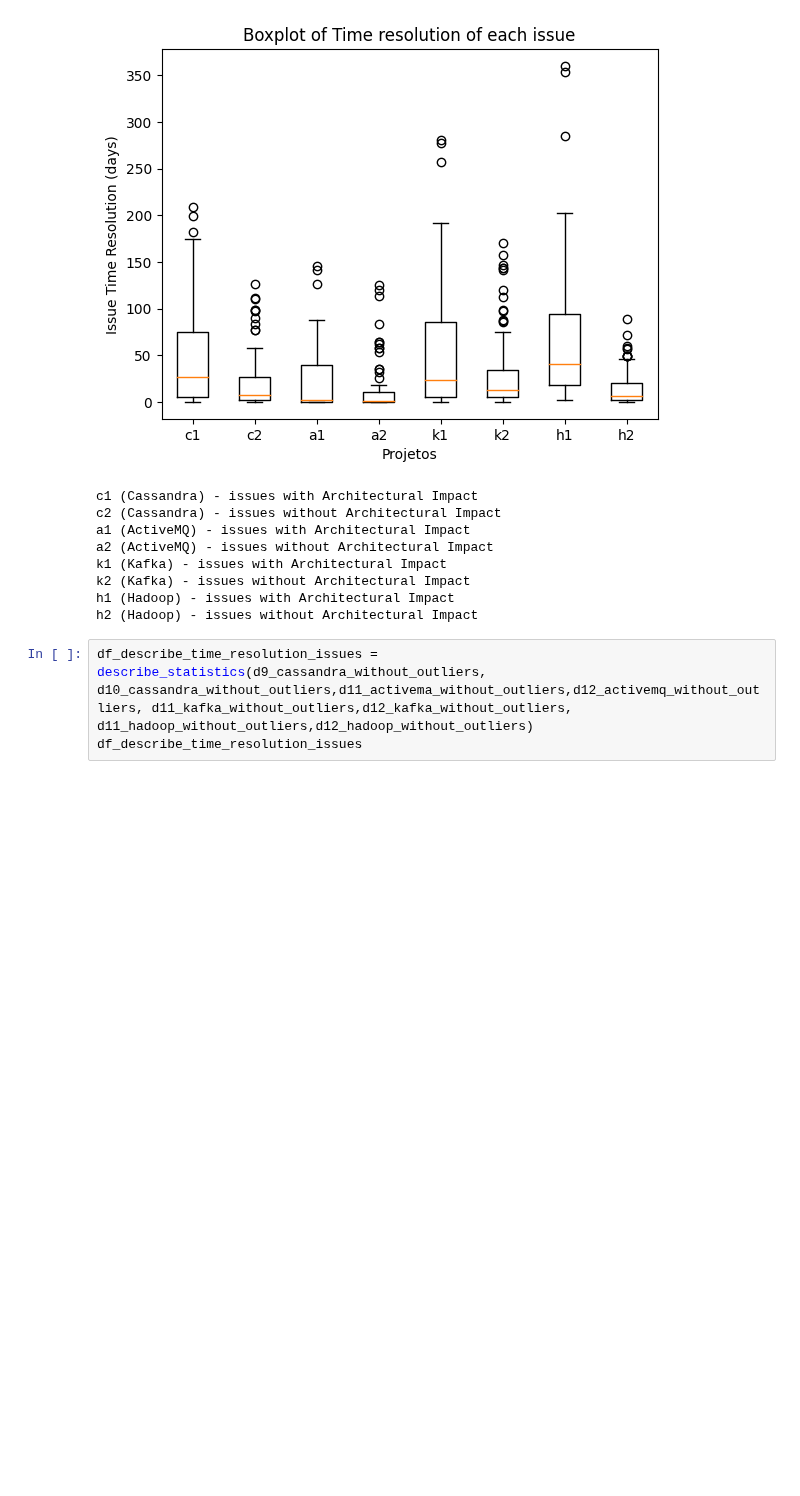
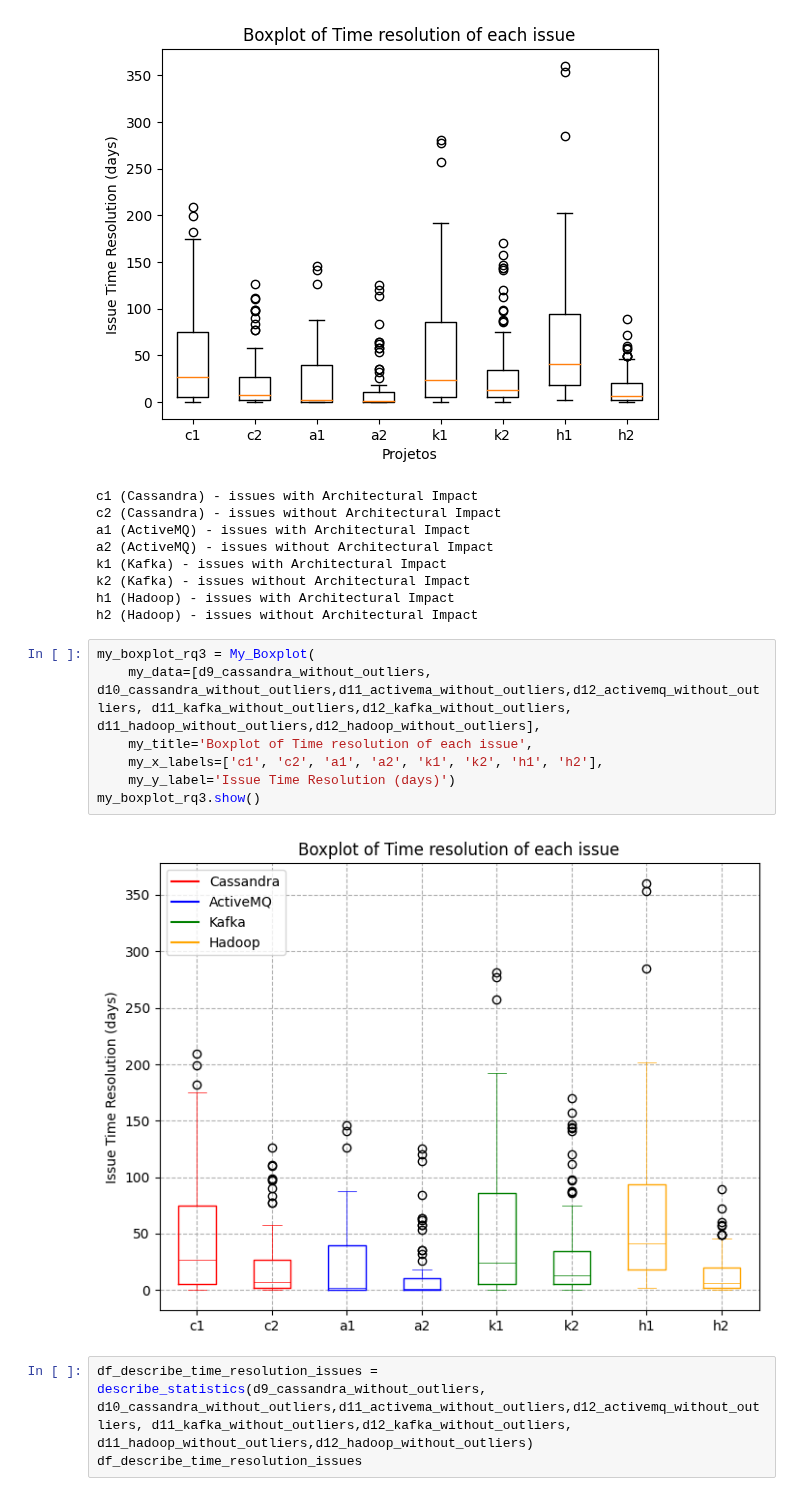
Before and after one commit to armandossrecife/my_validation, a Jupyter notebook: my_comparison.ipynb, the cells around one changed output. Cells and saved outputs as stored; diff of their text form; blank space fills up the shorter version.

```diff
--- a/my_comparison.ipynb
+++ b/my_comparison.ipynb
@@ -1433,6 +1499,15 @@ k1 (Kafka) - issues with Architectural Impact
 k2 (Kafka) - issues without Architectural Impact
 h1 (Hadoop) - issues with Architectural Impact
 h2 (Hadoop) - issues without Architectural Impact
+# %%
+my_boxplot_rq3 = My_Boxplot(
+	my_data=[d9_cassandra_without_outliers, d10_cassandra_without_outliers,d11_activema_without_outliers,d12_activemq_without_outliers, d11_kafka_without_outliers,d12_kafka_without_outliers, d11_hadoop_without_outliers,d12_hadoop_without_outliers],
+	my_title='Boxplot of Time resolution of each issue',
+	my_x_labels=['c1', 'c2', 'a1', 'a2', 'k1', 'k2', 'h1', 'h2'],
+	my_y_label='Issue Time Resolution (days)')
+my_boxplot_rq3.show()
+# %% [output]
+[figure, added]
 # %%
 df_describe_time_resolution_issues = describe_statistics(d9_cassandra_without_outliers, d10_cassandra_without_outliers,d11_activema_without_outliers,d12_activemq_without_outliers, d11_kafka_without_outliers,d12_kafka_without_outliers, d11_hadoop_without_outliers,d12_hadoop_without_outliers)
 df_describe_time_resolution_issues
```
Also changed, not shown: parts of 11 cells of this notebook.
